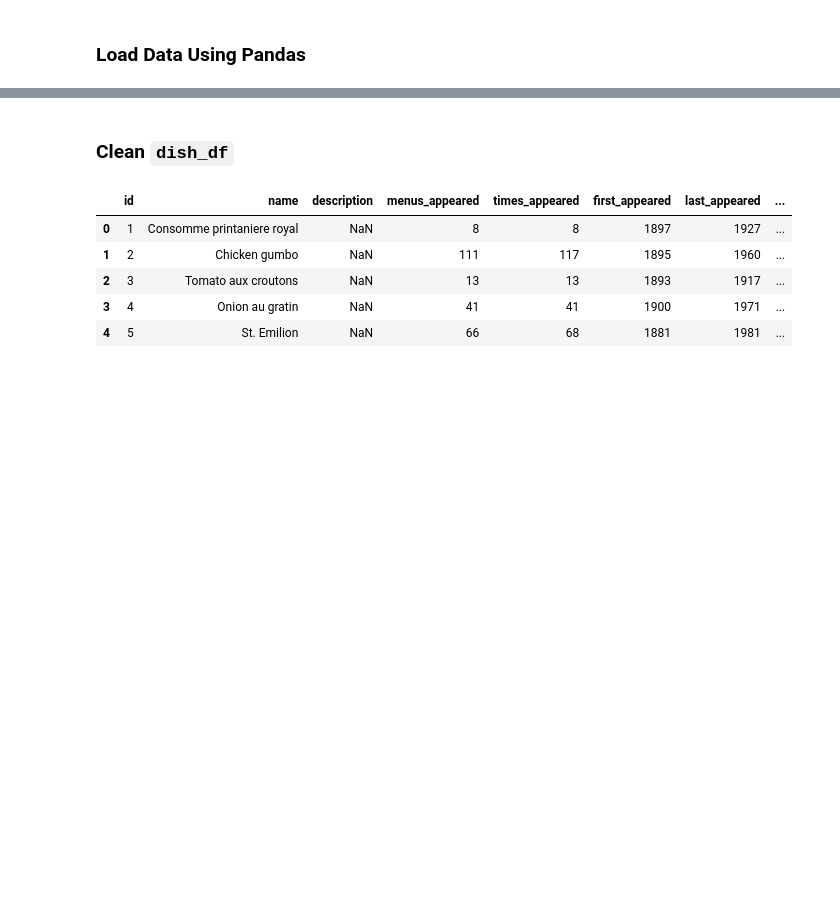
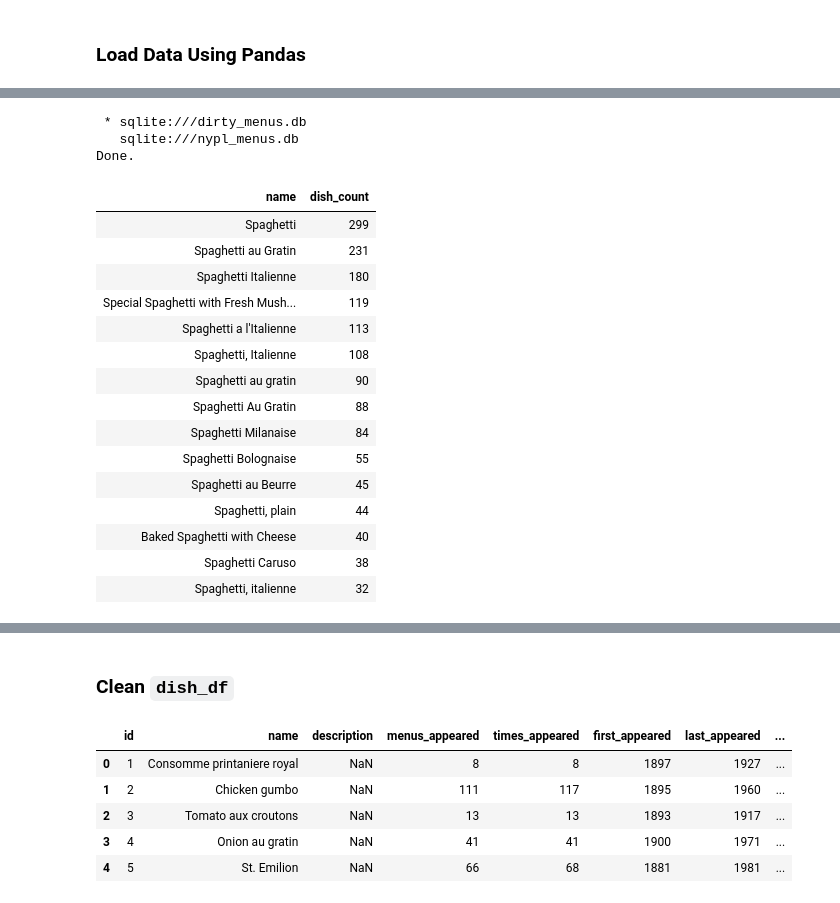
Before and after one commit to brendanpshea/data_clean_nypl, a Jupyter notebook: New_York_Public_Library_Menus_Clean.ipynb, the cells around one changed output, grey strips where cells are left out. Saved outputs shown, nothing was run; the diff lists cells and outputs as text; code cells hidden in the pictures; blank space fills up the shorter version.

```diff
--- a/New_York_Public_Library_Menus_Clean.ipynb
+++ b/New_York_Public_Library_Menus_Clean.ipynb
@@ -121,0 +205,29 @@ menupage_df = pd.read_csv('NYPL-menus/MenuPage.csv')
+# %%
+%%sql
+SELECT name, COUNT(*) AS dish_count
+FROM dishes
+JOIN menuitems ON dishes.id = menuitems.dish_id
+WHERE name LIKE "%spaghetti%"
+GROUP BY menuitems.dish_id
+ORDER BY dish_count DESC
+LIMIT 15
+# %% [output]
+ * sqlite:///dirty_menus.db
+   sqlite:///nypl_menus.db
+Done.
+| name | dish_count |
+| Spaghetti | 299 |
+| Spaghetti au Gratin | 231 |
+| Spaghetti Italienne | 180 |
+| Special Spaghetti with Fresh Mush... | 119 |
+| Spaghetti a l'Italienne | 113 |
+| Spaghetti, Italienne | 108 |
+| Spaghetti au gratin | 90 |
+| Spaghetti Au Gratin | 88 |
+| Spaghetti Milanaise | 84 |
+| Spaghetti Bolognaise | 55 |
+| Spaghetti au Beurre | 45 |
+| Spaghetti, plain | 44 |
+| Baked Spaghetti with Cheese | 40 |
+| Spaghetti Caruso | 38 |
+| Spaghetti, italienne | 32 |
```
Also changed, not shown: parts of 21 cells of this notebook.
